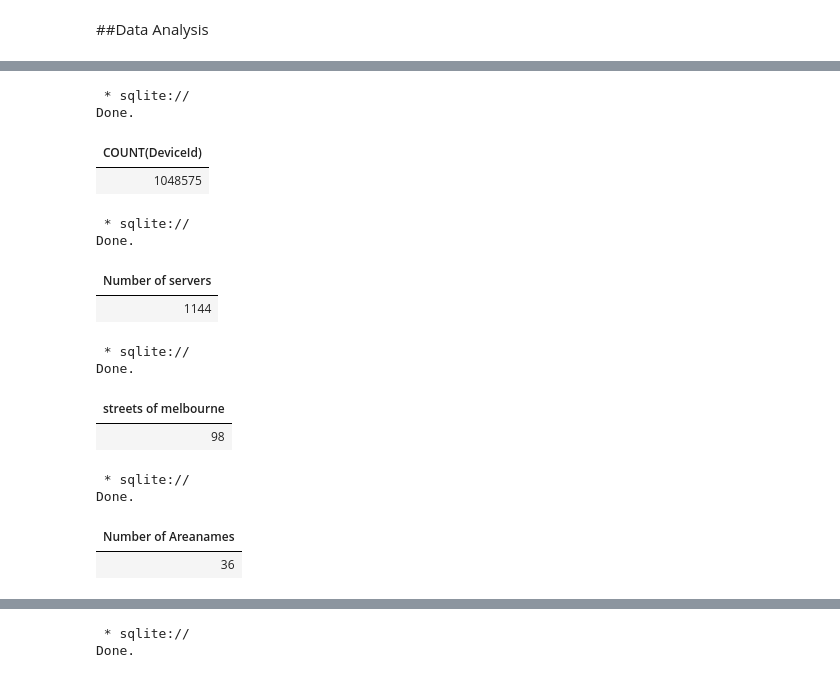
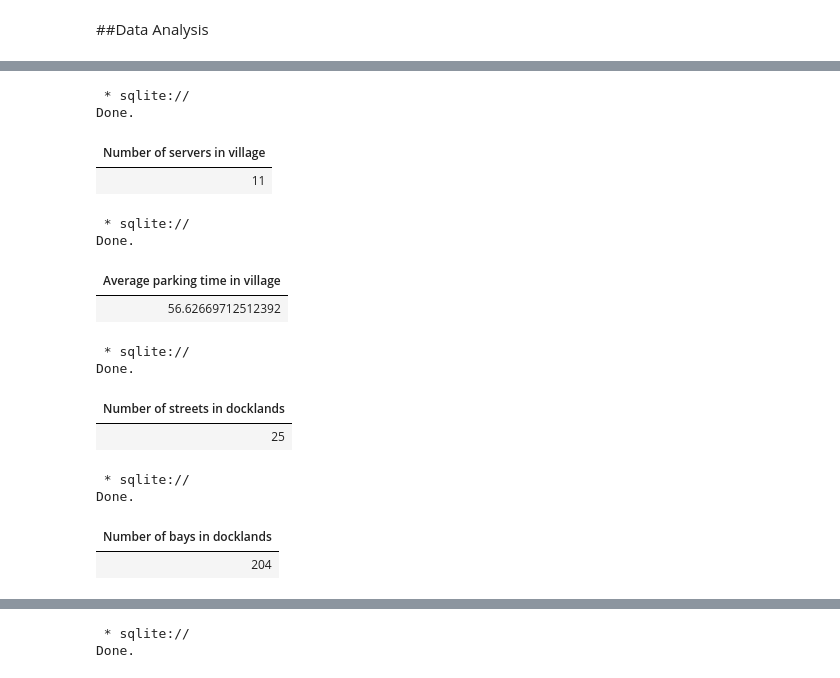
Before and after one commit to Eswa2020/Data-analysis-and-wrangling-various-projects, a Jupyter notebook: parking_system.ipynb, the cells around one changed output, grey strips where cells are left out. Drawn from its saved outputs; the diff is of its cells as text; code cells hidden in the pictures.

```diff
--- a/parking_system.ipynb
+++ b/parking_system.ipynb
@@ -362,9 +481,0 @@ Done.
-# %%
-#We first get the total tarnsactions our devices have
-%%sql
-SELECT COUNT(DeviceId) FROM bookl;
-# %% [output]
- * sqlite://
-Done.
-| COUNT(DeviceId) |
-| 1048575 |
@@ -371,30 +494,40 @@ Done.
+# %%
+%%sql
+
+SELECT COUNT( DISTINCT DeviceId) AS "Number of servers in village" from Docklands_mains_parking
+WHERE StreetName="VILLAGE STREET";
+# %% [output]
+ * sqlite://
+Done.
+| Number of servers in village |
+| 11 |
+# %%
+%%sql
+
+SELECT AVG(DurationMinutes ) AS "Average parking time in village" from Docklands_mains_parking
+WHERE StreetName="VILLAGE STREET";
+# %% [output]
+ * sqlite://
+Done.
+| Average parking time in village |
+| 56.62669712512392 |
 # %%
 #we try and get the number of parking stations serving melnbourne city we can also determine if we will use a single or a multi server queue system
 %%sql
 
-SELECT COUNT( DISTINCT DeviceId ) AS "Number of servers" from bookl;
+SELECT COUNT( DISTINCT StreetName ) AS "Number of streets in docklands" from Docklands_mains_parking;
 # %% [output]
  * sqlite://
 Done.
-| Number of servers |
-| 1144 |
+| Number of streets in docklands |
+| 25 |
 # %%
-#we try and get the number of areanames that melbourne parking service facilaitates
+#we try and get the number of parking stations serving melnbourne city we can also determine if we will use a single or a multi server queue system
 %%sql
 
-SELECT COUNT( DISTINCT StreetName ) AS "streets of melbourne" from bookl;
+SELECT COUNT( DISTINCT BayID ) AS "Number of bays in docklands" from Docklands_mains_parking;
 # %% [output]
  * sqlite://
 Done.
-| streets of melbourne |
-| 98 |
+| Number of bays in docklands |
+| 204 |
-# %%
-#we try and get the number of areas the parking stations are located in melnbourne city we can also determine if we will use a single or a multi server queue system
-%%sql
-
-SELECT COUNT( DISTINCT AreaName ) AS "Number of Areanames" from bookl;
-# %% [output]
- * sqlite://
-Done.
-| Number of Areanames |
-| 36 |
```
Also changed, not shown: parts of 138 cells of this notebook.
